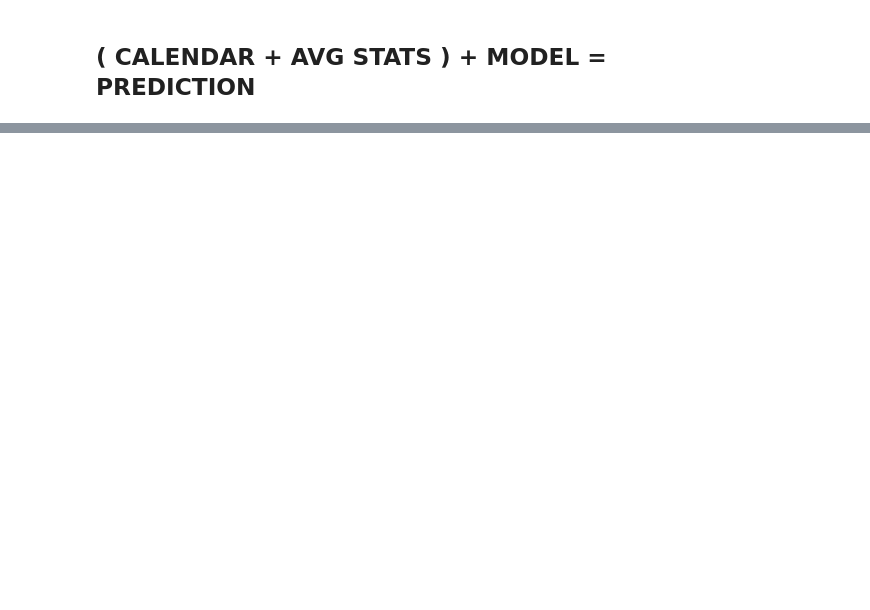
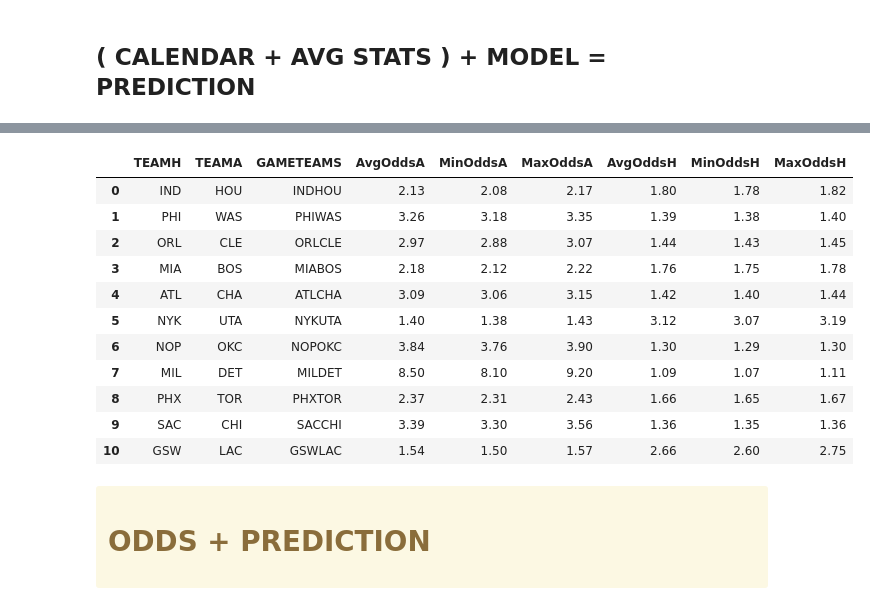
Before and after one commit to fabertel/FB_Python, a Jupyter notebook: NBA2020analytics - OK.ipynb, the cells around one changed output, grey strips where cells are left out. Cells and saved outputs as stored; diff of their text form; code cells hidden in the pictures; blank space fills up the shorter version.

```diff
--- a/NBA2020analytics - OK.ipynb
+++ b/NBA2020analytics - OK.ipynb
@@ -747,0 +732,66 @@ Index(['resultDT', 'resultRF', 'FG_PCTH', 'FG_PCTA', 'FT_PCTH', 'FT_PCTA',
+# %%
+# ADD TEAMS SHORT NAME + HOME/AWAY + KEY
+
+import pandas
+pandas.options.display.float_format = '{:,.2f}'.format
+
+from nba_api.stats.static import teams
+import pandas as pd
+teams = pd.DataFrame(teams.get_teams())
+teams=teams[['full_name', 'abbreviation']]
+teams.head()
+
+teams = teams.rename(columns={'full_name': 'team1','abbreviation': 'team1S'})
+odds1 = pd.merge(dfj, teams)
+teams = teams.rename(columns={'team1': 'team2','team1S': 'team2S'})
+odds2 = pd.merge(odds1, teams)
+
+odds2
+
+i=0
+for i, row in odds2.iterrows():
+    if row['home_team']==row['team1']:
+        tteamh=row['team1S']
+        tteama=row['team2S']
+        odds2.at[i, 'AvgOddsH']=row['AvgOdds1']
+        odds2.at[i, 'MinOddsH']=row['MinOdds1']
+        odds2.at[i, 'MaxOddsH']=row['MaxOdds1']
+        odds2.at[i, 'AvgOddsA']=row['AvgOdds2']
+        odds2.at[i, 'MinOddsA']=row['MinOdds2']
+        odds2.at[i, 'MaxOddsA']=row['MaxOdds2']
+    else:
+        tteamh=row['team2S']
+        tteama=row['team1S']
+        odds2.at[i, 'AvgOddsA']=row['AvgOdds1']
+        odds2.at[i, 'MinOddsA']=row['MinOdds1']
+        odds2.at[i, 'MaxOddsA']=row['MaxOdds1']
+        odds2.at[i, 'AvgOddsH']=row['AvgOdds2']
+        odds2.at[i, 'MinOddsH']=row['MinOdds2']
+        odds2.at[i, 'MaxOddsH']=row['MaxOdds2']
+
+    odds2.at[i, 'TEAMH'] = tteamh
+    odds2.at[i, 'TEAMA'] = tteama
+    odds2.at[i, 'GAMETEAMS'] = tteamh+tteama
+    i=i+1
+
+odds2=odds2[['TEAMH', 'TEAMA', 'GAMETEAMS','AvgOddsA', 'MinOddsA', 'MaxOddsA', 'AvgOddsH', 'MinOddsH','MaxOddsH']]
+odds2
+# %% [output]
+|  | TEAMH | TEAMA | GAMETEAMS | AvgOddsA | MinOddsA | MaxOddsA | AvgOddsH | MinOddsH | MaxOddsH |
+| 0 | IND | HOU | INDHOU | 2.13 | 2.08 | 2.17 | 1.80 | 1.78 | 1.82 |
+| 1 | PHI | WAS | PHIWAS | 3.26 | 3.18 | 3.35 | 1.39 | 1.38 | 1.40 |
+| 2 | ORL | CLE | ORLCLE | 2.97 | 2.88 | 3.07 | 1.44 | 1.43 | 1.45 |
+| 3 | MIA | BOS | MIABOS | 2.18 | 2.12 | 2.22 | 1.76 | 1.75 | 1.78 |
+| 4 | ATL | CHA | ATLCHA | 3.09 | 3.06 | 3.15 | 1.42 | 1.40 | 1.44 |
+| 5 | NYK | UTA | NYKUTA | 1.40 | 1.38 | 1.43 | 3.12 | 3.07 | 3.19 |
+| 6 | NOP | OKC | NOPOKC | 3.84 | 3.76 | 3.90 | 1.30 | 1.29 | 1.30 |
+| 7 | MIL | DET | MILDET | 8.50 | 8.10 | 9.20 | 1.09 | 1.07 | 1.11 |
+| 8 | PHX | TOR | PHXTOR | 2.37 | 2.31 | 2.43 | 1.66 | 1.65 | 1.67 |
+| 9 | SAC | CHI | SACCHI | 3.39 | 3.30 | 3.56 | 1.36 | 1.35 | 1.36 |
+| 10 | GSW | LAC | GSWLAC | 1.54 | 1.50 | 1.57 | 2.66 | 2.60 | 2.75 |
+# %% [markdown]
+<div class="alert-warning">
+
+# ODDS + PREDICTION
+
+</div>
```
Also changed, not shown: parts of 68 cells of this notebook, 1 other file.
